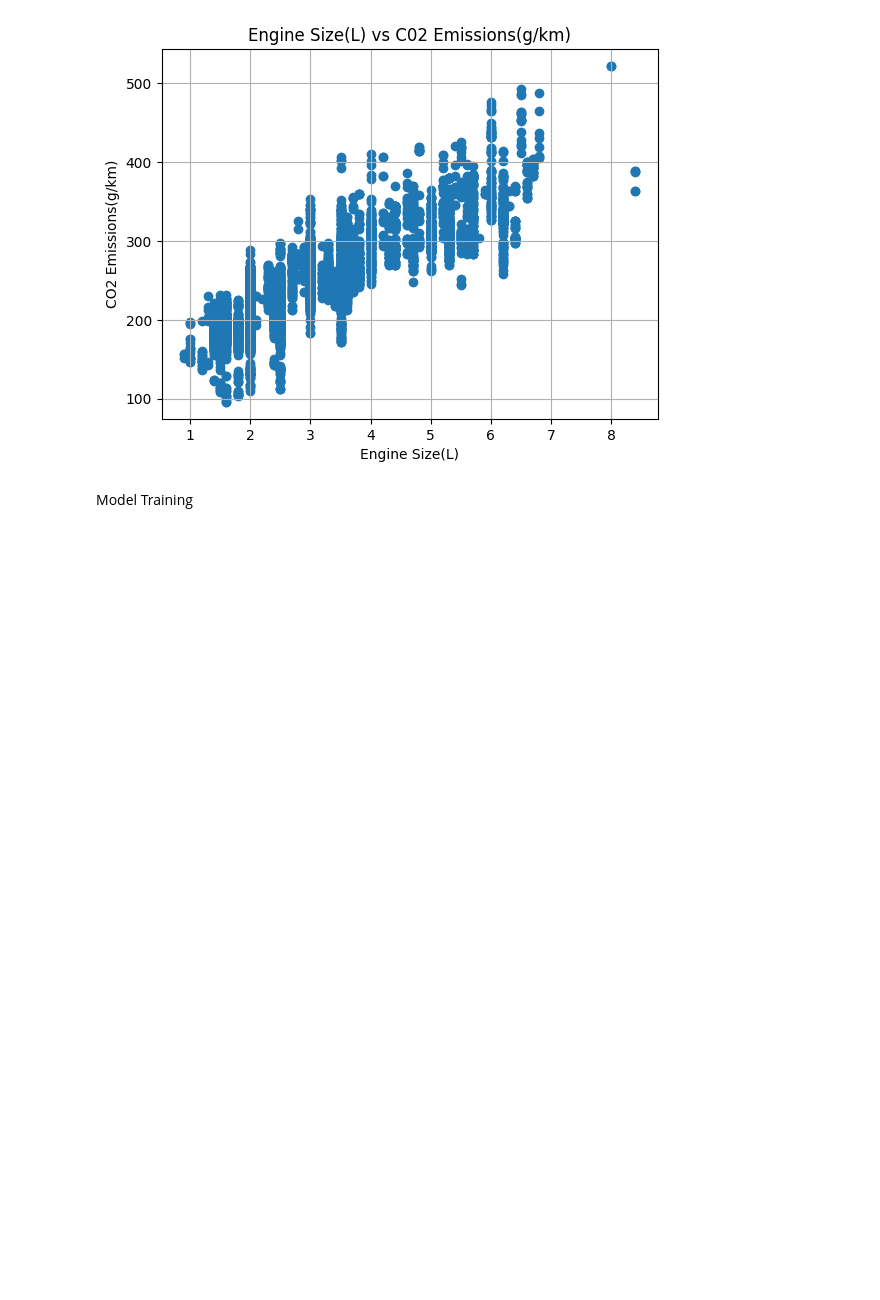
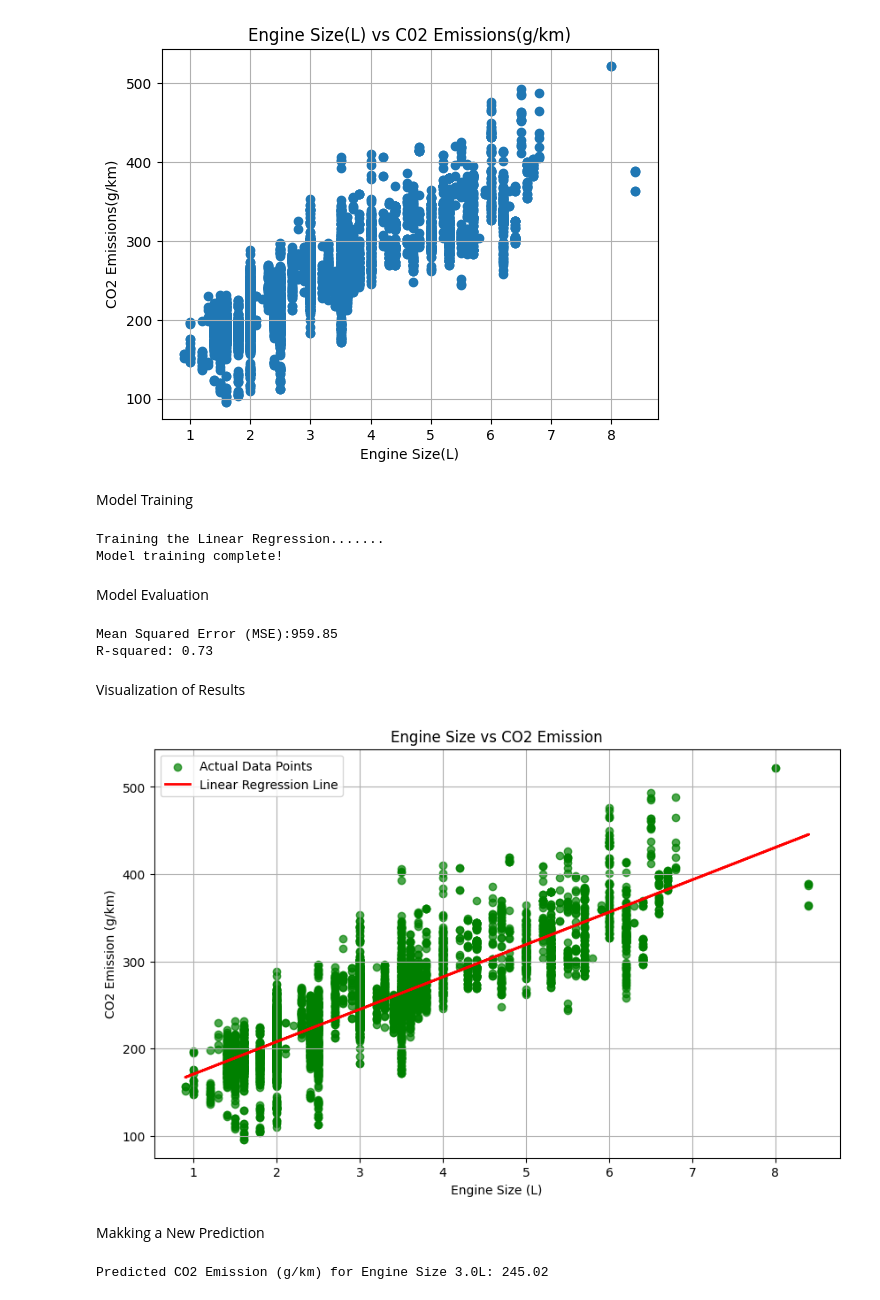
Before and after one commit to charlesakinnurun/co2-emission, a Jupyter notebook: co2.ipynb, the cells around one changed output. Drawn from its saved outputs; the diff is of its cells as text; code cells hidden in the pictures; blank space fills up the shorter version.

```diff
--- a/co2.ipynb
+++ b/co2.ipynb
@@ -105,3 +105,60 @@ plt.show()
 [figure]
 # %% [markdown]
 Model Training
+# %%
+# We create an instance of the Linear Regression model and train it using the
+# training data. The "fit" method finds the best-fit line that represents the
+# relationship between the two variable
+
+print("Training the Linear Regression.......")
+model = LinearRegression()
+model.fit(X_train,y_train)
+print("Model training complete!")
+# %% [output]
+Training the Linear Regression.......
+Model training complete!
+# %% [markdown]
+Model Evaluation
+# %%
+# MSE measures the average squared difference predictions and actual values
+# R-squared measures the proportion of variance in the target that is predictable from the features
+
+y_pred = model.predict(X_test)
+
+mse = mean_squared_error(y_test,y_pred)
+r2 = r2_score(y_test,y_pred)
+
+print(f"Mean Squared Error (MSE):{mse:.2f}")
+print(f"R-squared: {r2:.2f}")
+# %% [output]
+Mean Squared Error (MSE):959.85
+R-squared: 0.73
+# %% [markdown]
+Visualization of Results
+# %%
+# A scatter plot is an excellent way to visualize the relationship and the model's
+# fit. We'll plot the actual data points and the best fit regression line
+
+plt.figure(figsize=(10,6))
+plt.scatter(X,y,color="green",alpha=0.7,label="Actual Data Points")
+plt.plot(X,model.predict(X),color="red",linewidth=2,label="Linear Regression Line")
+plt.title("Engine Size vs CO2 Emission")
+plt.xlabel("Engine Size (L)")
+plt.ylabel("CO2 Emission (g/km)")
+plt.legend()
+plt.grid()
+plt.show()
+# %% [output]
+[figure, added]
+# %% [markdown]
+Makking a New Prediction
+# %%
+try:
+    engine_size = float(input("Enter Engine Size (L) for prediction: "))
+    new_X = np.array([[engine_size]])
+    predicted_emission = model.predict(new_X)
+    print(f"Predicted CO2 Emission (g/km) for Engine Size {engine_size}L: {predicted_emission[0][0]:.2f}")
+except ValueError:
+    print("Invalid input. Please enter a numeric value.")
+# %% [output]
+Predicted CO2 Emission (g/km) for Engine Size 3.0L: 245.02
```
